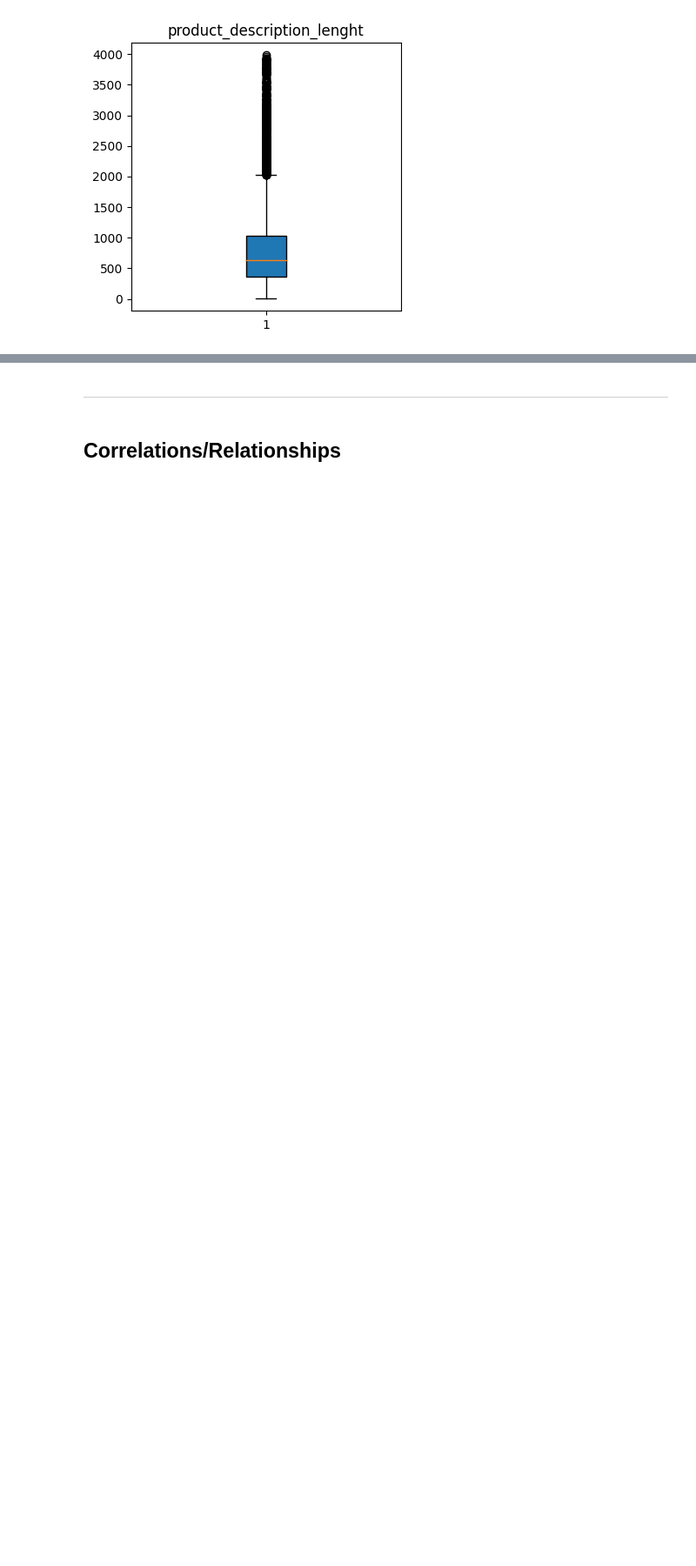
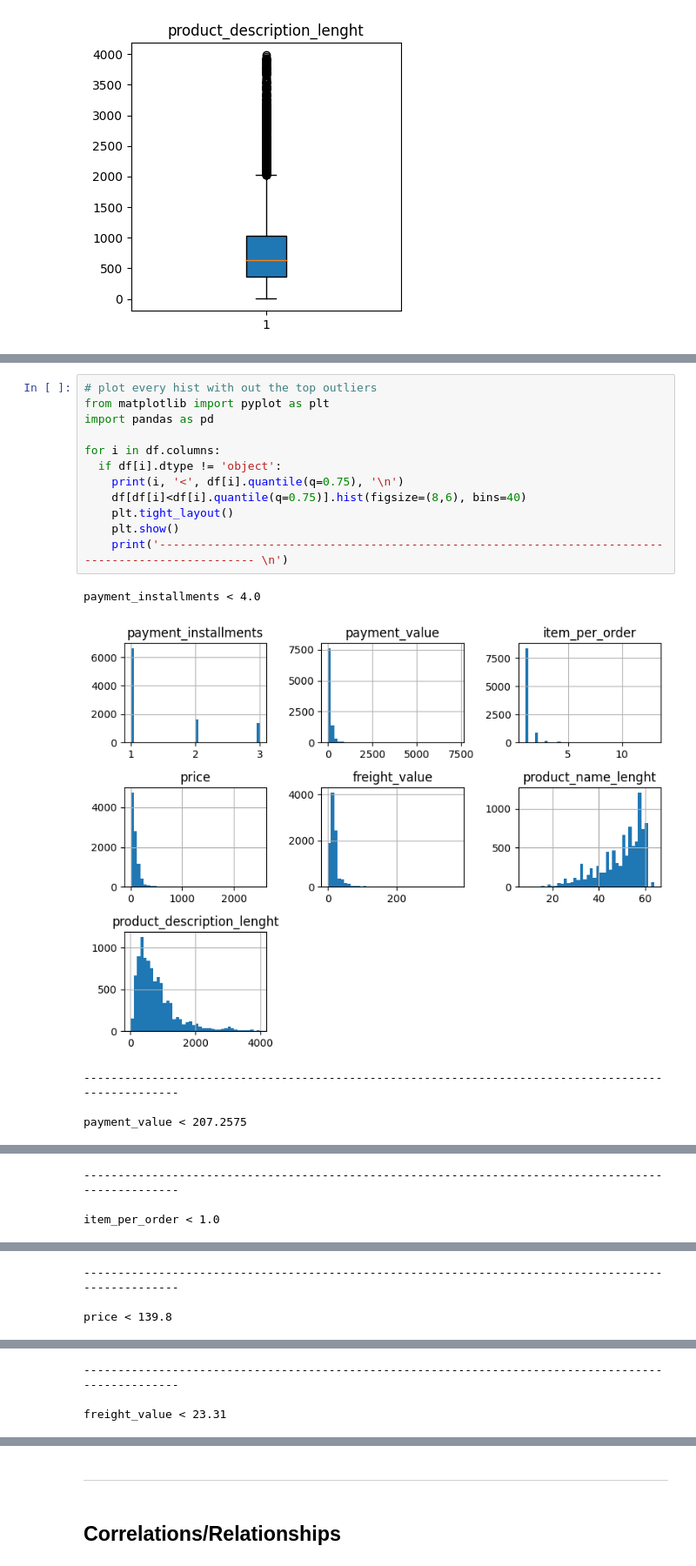
Before and after one commit to prffraia/Machine_Learning, a Jupyter notebook: 01_EDA.ipynb, the cells around one changed output, grey strips where cells are left out. Shown at 87% size. Cells and saved outputs as stored; diff of their text form; blank space fills up the shorter version.

```diff
--- a/01_EDA.ipynb
+++ b/01_EDA.ipynb
@@ -285,0 +279,18 @@ Should you exclude these observations? If not, should you winsorize the values?
+# %%
+# plot every hist with out the top outliers
+from matplotlib import pyplot as plt
+import pandas as pd
+
+for i in df.columns:
+  if df[i].dtype != 'object':
+    print(i, '<', df[i].quantile(q=0.75), '\n')
+    df[df[i]<df[i].quantile(q=0.75)].hist(figsize=(8,6), bins=40)
+    plt.tight_layout()
+    plt.show()
+    print('--------------------------------------------------------------------------------------------------- \n')
+# %% [output]
+payment_installments < 4.0
+[figure, added]
+---------------------------------------------------------------------------------------------------
+
+payment_value < 207.2575
@@ -285,0 +298,3 @@ Should you exclude these observations? If not, should you winsorize the values?
+---------------------------------------------------------------------------------------------------
+
+item_per_order < 1.0
@@ -285,0 +302,3 @@ Should you exclude these observations? If not, should you winsorize the values?
+---------------------------------------------------------------------------------------------------
+
+price < 139.8
@@ -285,0 +306,3 @@ Should you exclude these observations? If not, should you winsorize the values?
+---------------------------------------------------------------------------------------------------
+
+freight_value < 23.31
```
Also changed, not shown: parts of 24 cells of this notebook.
